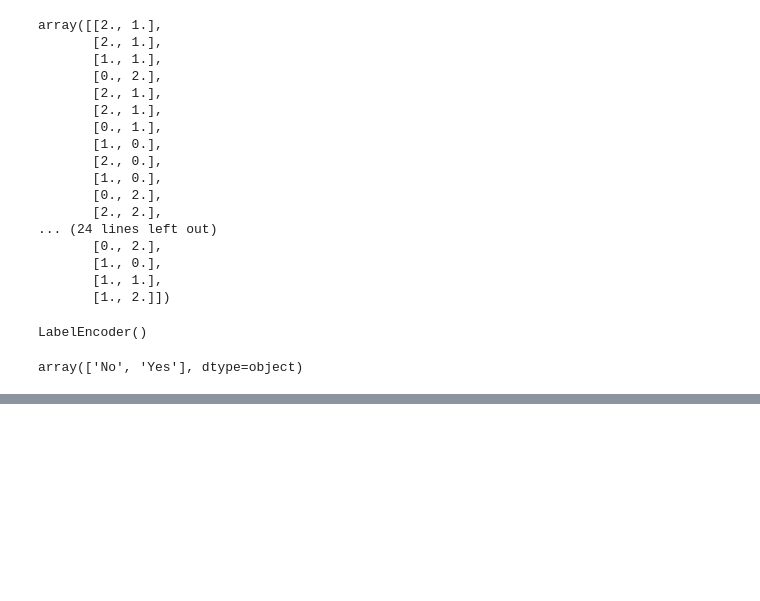
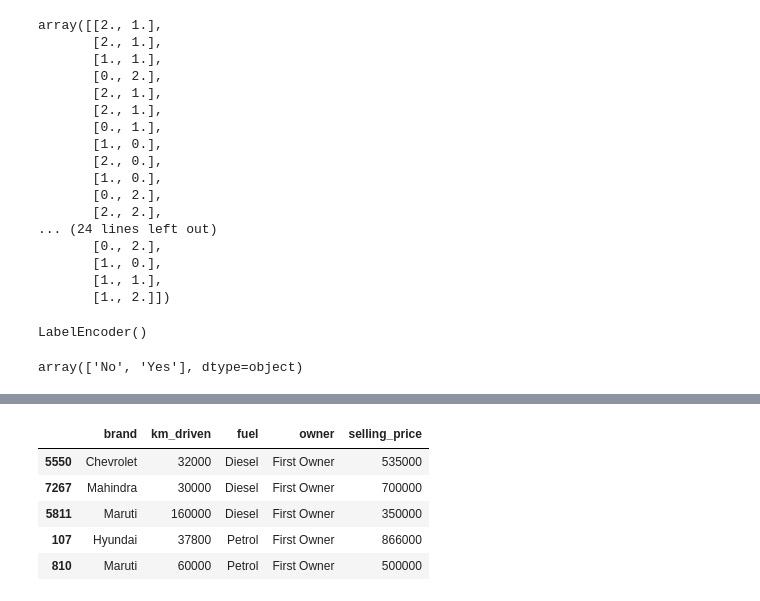
Before and after one commit to anshulkr69/learning-to-make-machine-learn, a Jupyter notebook: 6_handling_categorical_data.ipynb, the cells around one changed output, grey strips where cells are left out. Cells and saved outputs as stored; diff of their text form; code cells hidden in the pictures; blank space fills up the shorter version.

```diff
--- a/6_handling_categorical_data.ipynb
+++ b/6_handling_categorical_data.ipynb
@@ -124,0 +143,10 @@ y_test=le.transform(y_test)
+# %%
+df.sample(5
+        )
+# %% [output]
+|  | brand | km_driven | fuel | owner | selling_price |
+| 5550 | Chevrolet | 32000 | Diesel | First Owner | 535000 |
+| 7267 | Mahindra | 30000 | Diesel | First Owner | 700000 |
+| 5811 | Maruti | 160000 | Diesel | First Owner | 350000 |
+| 107 | Hyundai | 37800 | Petrol | First Owner | 866000 |
+| 810 | Maruti | 60000 | Petrol | First Owner | 500000 |
```
Also changed, not shown: parts of 34 cells of this notebook.
